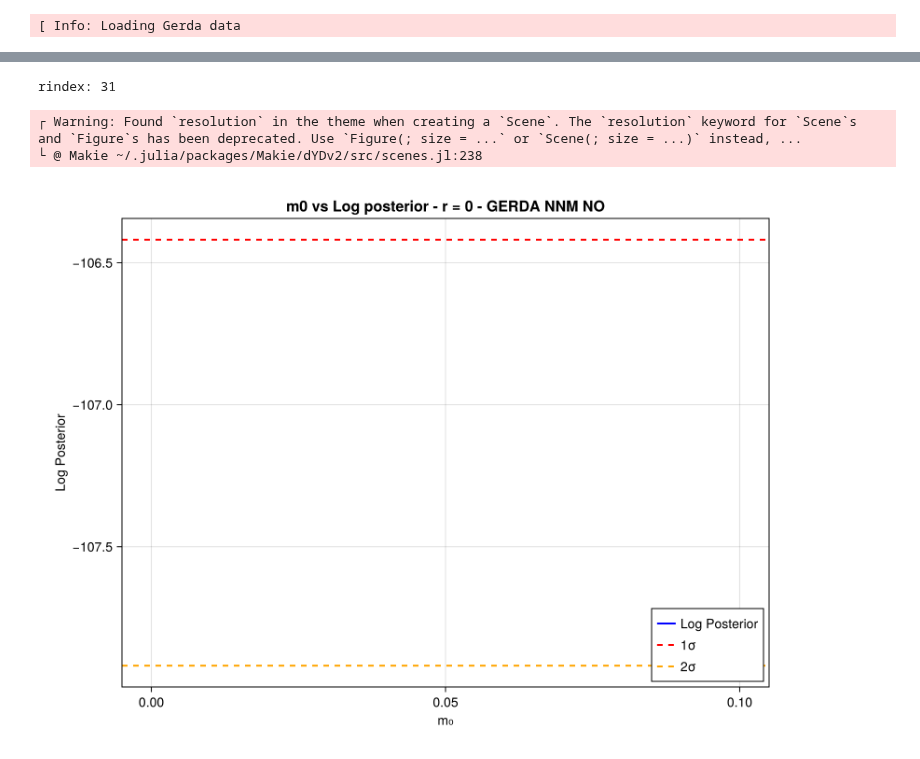
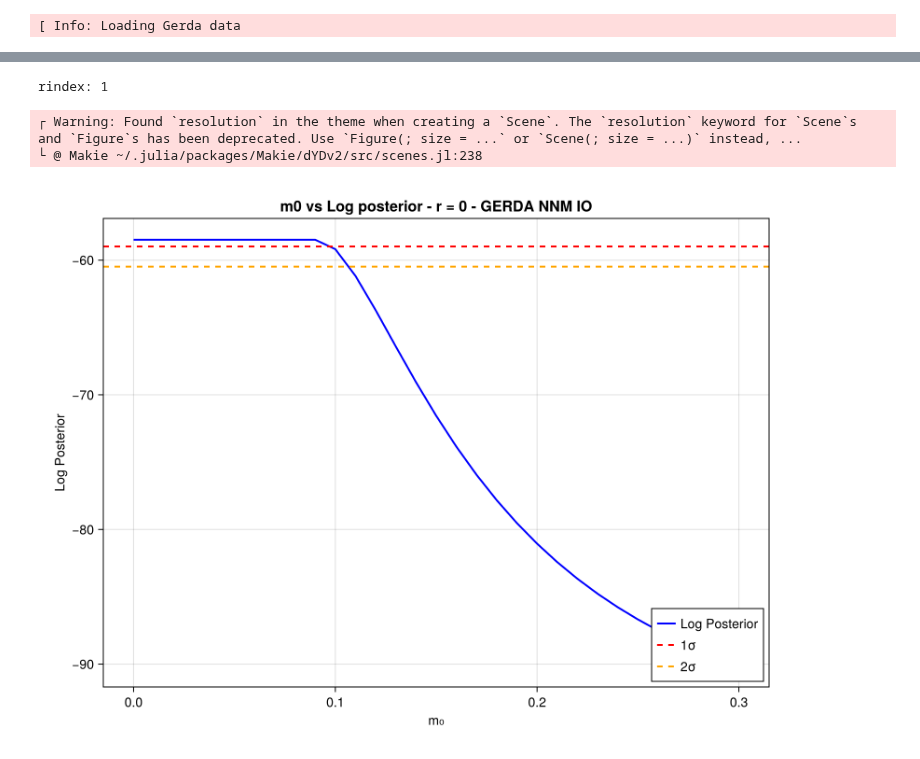
Before and after one commit to philippeller/Newtrinos.jl, a Jupyter notebook: src/experiments/gerda/gerda.ipynb, the cells around one changed output, grey strips where cells are left out. Saved outputs shown, nothing was run; the diff lists cells and outputs as text; code cells hidden in the pictures.

```diff
--- a/src/experiments/gerda/gerda.ipynb
+++ b/src/experiments/gerda/gerda.ipynb
@@ -196,7 +128,7 @@ result = result_NN
 #value of r fixed
 rfixed =  0#0.00000001
 rmax=1
-rindex = 31#round(Int, 31/rmax* rfixed)
+rindex = 1#round(Int, 31/rmax* rfixed)
 println("rindex: ", rindex)
 
 #calsculate the best fit
@@ -211,7 +143,7 @@ fig = Figure(resolution = (800, 600))
 ax = Axis(fig[1, 1],
     xlabel =  String(keys(result.axes)[2]),
     ylabel = "Log Posterior",
-    title = "m0 vs Log posterior - r = $rfixed - GERDA NNM NO",
+    title = "m0 vs Log posterior - r = $rfixed - GERDA NNM IO",
     titlesize = 16,
     xlabelsize = 14,
     ylabelsize = 14
@@ -219,36 +151,36 @@ ax = Axis(fig[1, 1],
 
 # Plot the main curve
 lines!(ax, result.axes.m₀, result.values.log_posterior[rindex , :],
     color = :blue,
     linewidth = 2,
     label = "Log Posterior"
 )
 
 # Add confidence level lines
 hlines!(ax, [sigma_1_threshold],
     color = :red,
     linestyle = :dash,
     linewidth = 2,
     label = "1σ"
 )
 
 hlines!(ax, [sigma_2_threshold],
     color = :orange,
     linestyle = :dash,
     linewidth = 2,
     label = "2σ"
 )
 
 # Add legend
 axislegend(ax, position = :rb)  # right bottom
 
 display("image/png", fig)
-save("/home/sofialon/Newtrinos.jl/aug_plots/gerda/gerda_m0Logpost_NNM_NO_N=30_r=$rfixed.png", fig)
+save("/home/sofialon/Newtrinos.jl/aug_plots/gerda/gerda_m0Logpost_NNM_IO_N=30_r=$rfixed.png", fig)
 # %% [output]
-rindex: 31
+rindex: 1
 ┌ Warning: Found `resolution` in the theme when creating a `Scene`. The `resolution` keyword for `Scene`s and `Figure`s has been deprecated. Use `Figure(; size = ...` or `Scene(; size = ...)` instead, ...
 └ @ Makie ~/.julia/packages/Makie/dYDv2/src/scenes.jl:238
-[figure, old version]
+[figure, new version]
 # %%
 
 #value of m0 fixed
```
Also changed, not shown: parts of 9 cells of this notebook, 42 other files.
